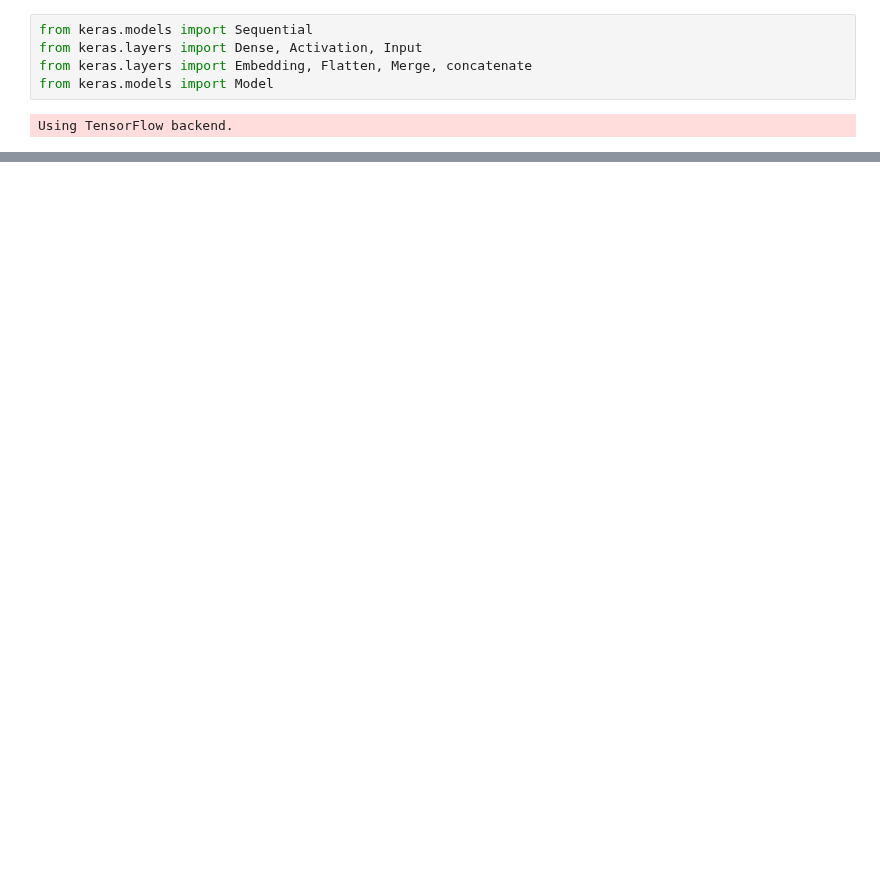
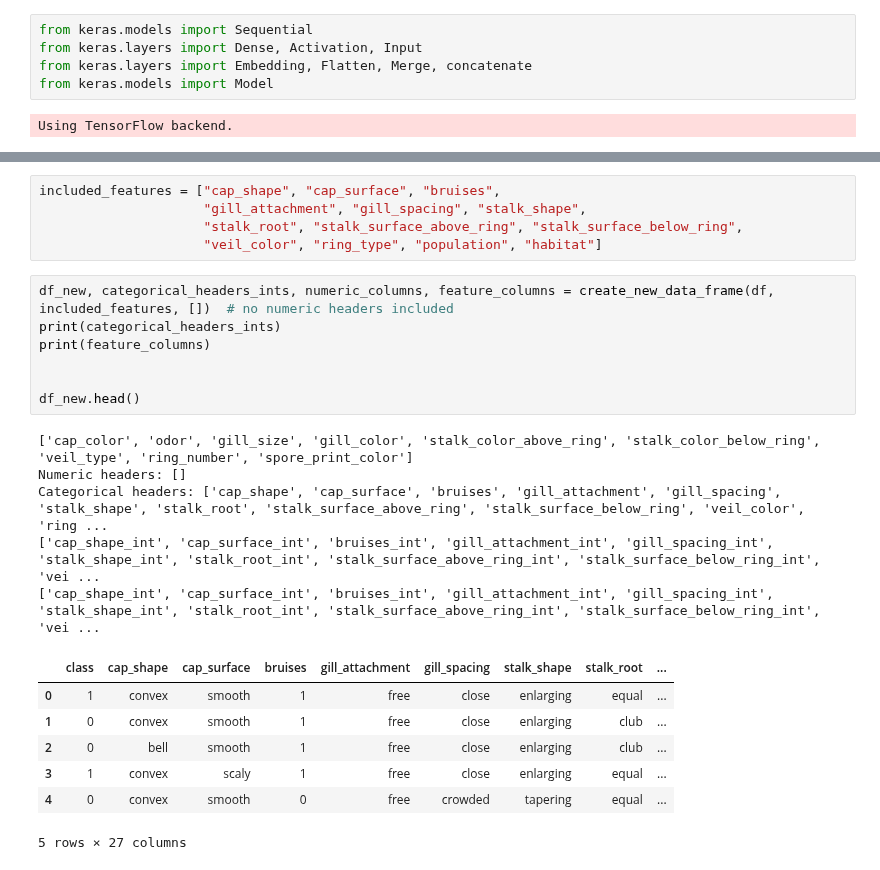
Before and after one commit to Thakugan/machine-learning-notebooks, a Jupyter notebook: 6-wide-and-deep-networks/mushroom-hunting.ipynb, the cells around one changed output, grey strips where cells are left out. Drawn from its saved outputs; the diff is of its cells as text; blank space fills up the shorter version.

```diff
--- a/6-wide-and-deep-networks/mushroom-hunting.ipynb
+++ b/6-wide-and-deep-networks/mushroom-hunting.ipynb
@@ -395,0 +533,25 @@ Precision:  0.992042440318
+# %%
+included_features = ["cap_shape", "cap_surface", "bruises",
+                     "gill_attachment", "gill_spacing", "stalk_shape",
+                     "stalk_root", "stalk_surface_above_ring", "stalk_surface_below_ring",
+                     "veil_color", "ring_type", "population", "habitat"]
+# %%
+df_new, categorical_headers_ints, numeric_columns, feature_columns = create_new_data_frame(df, included_features, [])  # no numeric headers included
+print(categorical_headers_ints)
+print(feature_columns)
+
+
+df_new.head()
+# %% [output]
+['cap_color', 'odor', 'gill_size', 'gill_color', 'stalk_color_above_ring', 'stalk_color_below_ring', 'veil_type', 'ring_number', 'spore_print_color']
+Numeric headers: []
+Categorical headers: ['cap_shape', 'cap_surface', 'bruises', 'gill_attachment', 'gill_spacing', 'stalk_shape', 'stalk_root', 'stalk_surface_above_ring', 'stalk_surface_below_ring', 'veil_color', 'ring ...
+['cap_shape_int', 'cap_surface_int', 'bruises_int', 'gill_attachment_int', 'gill_spacing_int', 'stalk_shape_int', 'stalk_root_int', 'stalk_surface_above_ring_int', 'stalk_surface_below_ring_int', 'vei ...
+['cap_shape_int', 'cap_surface_int', 'bruises_int', 'gill_attachment_int', 'gill_spacing_int', 'stalk_shape_int', 'stalk_root_int', 'stalk_surface_above_ring_int', 'stalk_surface_below_ring_int', 'vei ...
+|  | class | cap_shape | cap_surface | bruises | gill_attachment | gill_spacing | stalk_shape | stalk_root | ... |
+| 0 | 1 | convex | smooth | 1 | free | close | enlarging | equal | ... |
+| 1 | 0 | convex | smooth | 1 | free | close | enlarging | club | ... |
+| 2 | 0 | bell | smooth | 1 | free | close | enlarging | club | ... |
+| 3 | 1 | convex | scaly | 1 | free | close | enlarging | equal | ... |
+| 4 | 0 | convex | smooth | 0 | free | crowded | tapering | equal | ... |
+5 rows × 27 columns
```
Also changed, not shown: parts of 14 cells of this notebook.
